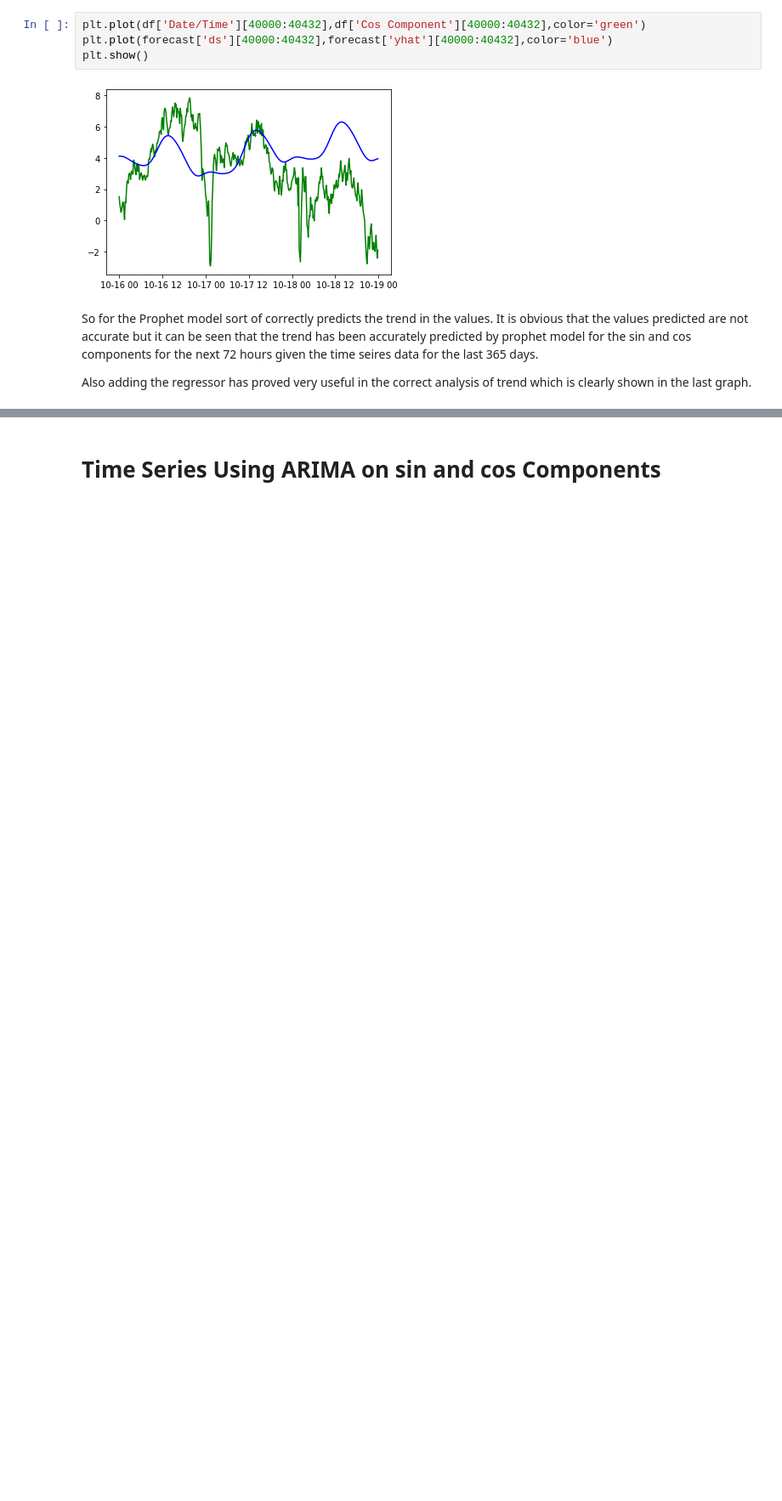
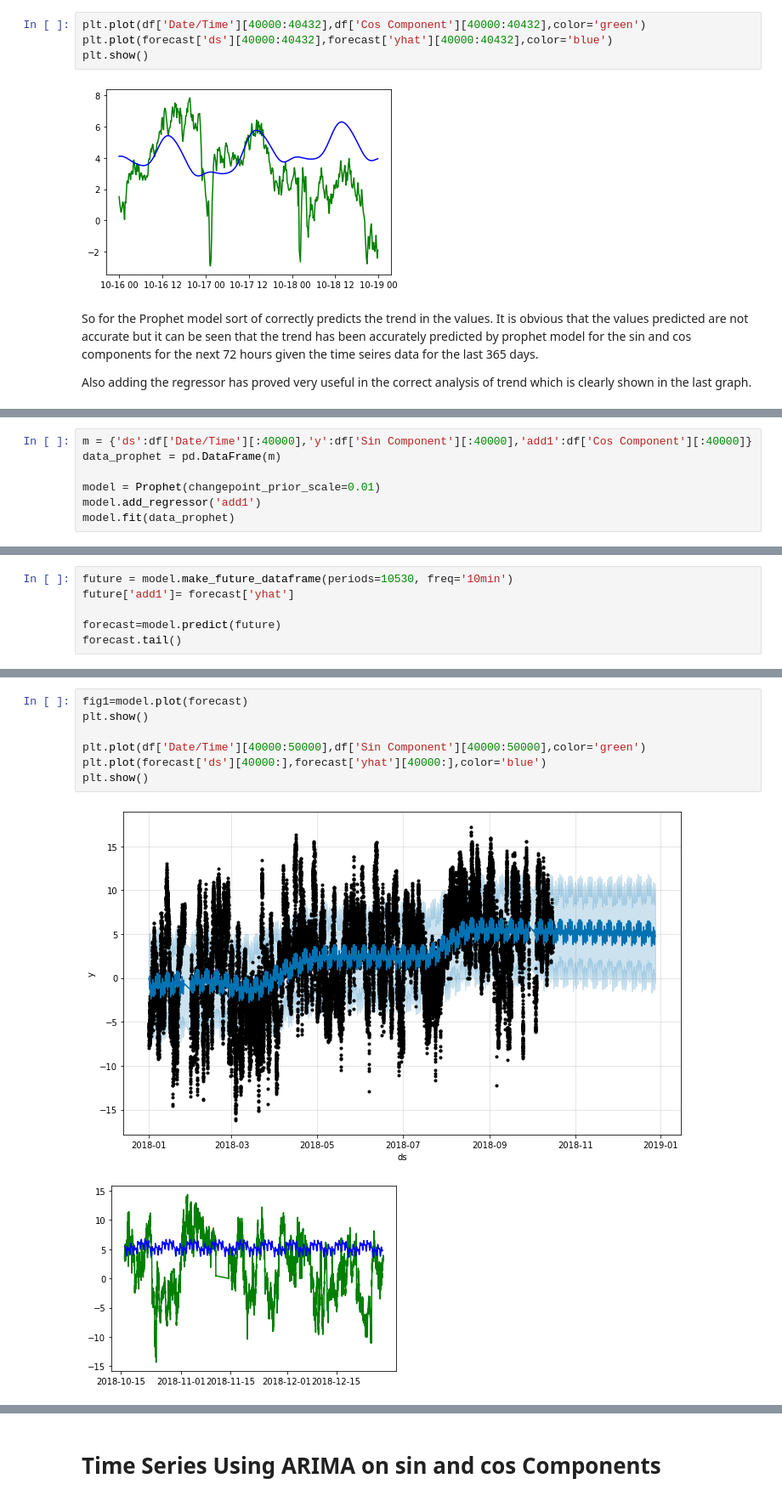
Before and after one commit to m607stars/GoGreen-with-ML, a Jupyter notebook: IBM_Hackathon.ipynb, the cells around one changed output, grey strips where cells are left out. Shown at 85% size. Drawn from its saved outputs; the diff is of its cells as text; blank space fills up the shorter version.

```diff
--- a/IBM_Hackathon.ipynb
+++ b/IBM_Hackathon.ipynb
@@ -398,0 +409,7 @@ Also adding the regressor has proved very useful in the correct analysis of tren
+# %%
+m = {'ds':df['Date/Time'][:40000],'y':df['Sin Component'][:40000],'add1':df['Cos Component'][:40000]}
+data_prophet = pd.DataFrame(m)
+
+model = Prophet(changepoint_prior_scale=0.01)
+model.add_regressor('add1')
+model.fit(data_prophet)
@@ -398,0 +419,6 @@ Also adding the regressor has proved very useful in the correct analysis of tren
+# %%
+future = model.make_future_dataframe(periods=10530, freq='10min')
+future['add1']= forecast['yhat']
+
+forecast=model.predict(future)
+forecast.tail()
@@ -398,0 +432,10 @@ Also adding the regressor has proved very useful in the correct analysis of tren
+# %%
+fig1=model.plot(forecast)
+plt.show()
+
+plt.plot(df['Date/Time'][40000:50000],df['Sin Component'][40000:50000],color='green')
+plt.plot(forecast['ds'][40000:],forecast['yhat'][40000:],color='blue')
+plt.show()
+# %% [output]
+[figure, added]
+[figure, added]
```
Also changed, not shown: parts of 21 cells of this notebook.
